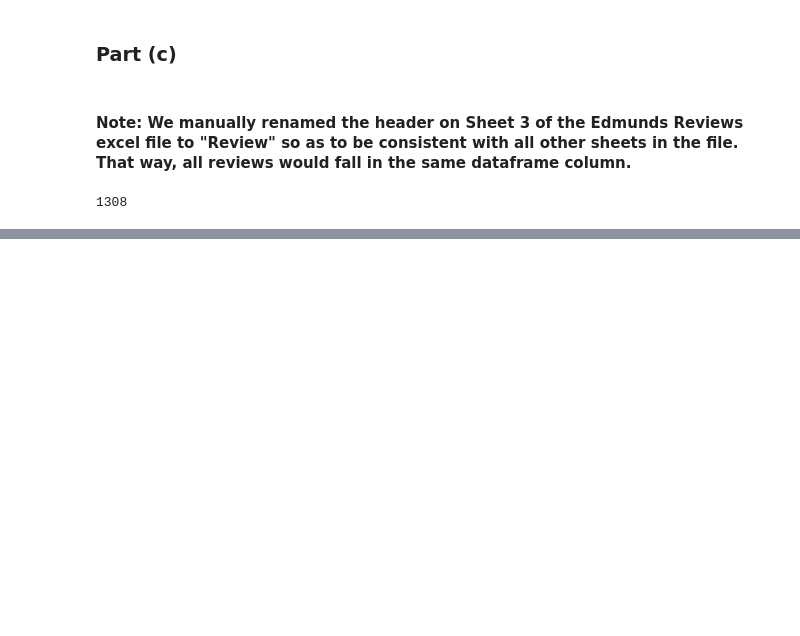
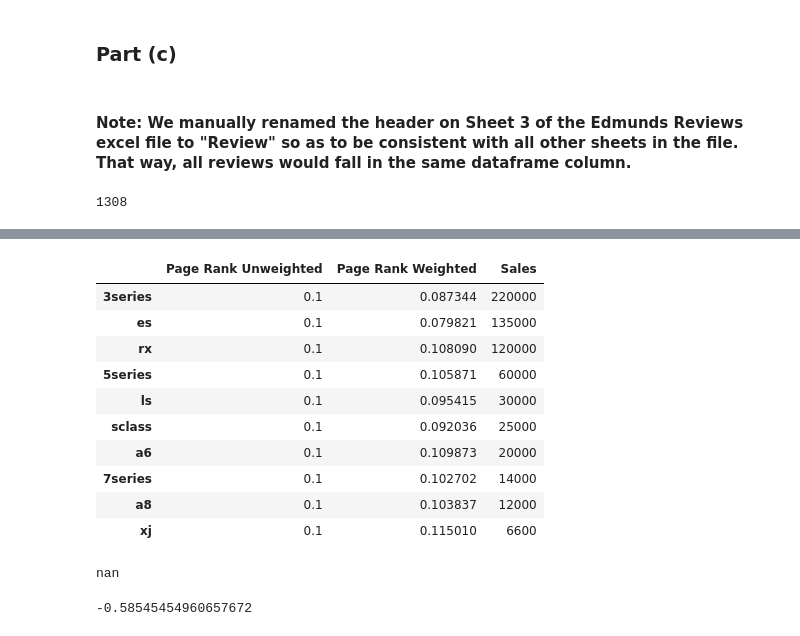
Before and after one commit to timlai09/TextAnalysis, a Jupyter notebook: Assignment3/TextAssignment3-Heard-Lai-Mulcahy-Quijano-Reynolds.ipynb, the cells around one changed output, grey strips where cells are left out. Saved outputs shown, nothing was run; the diff lists cells and outputs as text; code cells hidden in the pictures; blank space fills up the shorter version.

```diff
--- a/Assignment3/TextAssignment3-Heard-Lai-Mulcahy-Quijano-Reynolds.ipynb
+++ b/Assignment3/TextAssignment3-Heard-Lai-Mulcahy-Quijano-Reynolds.ipynb
@@ -216,0 +243,3 @@ ed
+# %%
+page_rank_unweighted_auto = nx.pagerank(G_auto, alpha = 0.99, weight = 1)
+page_rank_unweighted_auto
@@ -216,0 +257,3 @@ ed
+# %%
+page_rank_weighted_auto = nx.pagerank(G_auto, alpha = 0.99)
+page_rank_weighted_auto
@@ -216,0 +271,31 @@ ed
+# %%
+partc_df1 = pd.DataFrame.from_dict(page_rank_unweighted_auto, orient = 'index')
+partc_df2 = pd.DataFrame.from_dict(page_rank_weighted_auto, orient = 'index')
+partc_df1.columns = ['Page Rank Unweighted']
+partc_df2.columns = ['Page Rank Weighted']
+partc_df1 = partc_df1.sort_index()
+partc_df2 = partc_df2.sort_index()
+
+partc_df = pd.concat([partc_df1,partc_df2], axis=1)
+partc_df['Sales'] = [220000, 60000, 14000, 20000, 12000, 135000, 30000, 120000, 25000, 6600]
+partc_df.sort_values('Sales', ascending=False)
+# %% [output]
+|  | Page Rank Unweighted | Page Rank Weighted | Sales |
+| 3series | 0.1 | 0.087344 | 220000 |
+| es | 0.1 | 0.079821 | 135000 |
+| rx | 0.1 | 0.108090 | 120000 |
+| 5series | 0.1 | 0.105871 | 60000 |
+| ls | 0.1 | 0.095415 | 30000 |
+| sclass | 0.1 | 0.092036 | 25000 |
+| a6 | 0.1 | 0.109873 | 20000 |
+| 7series | 0.1 | 0.102702 | 14000 |
+| a8 | 0.1 | 0.103837 | 12000 |
+| xj | 0.1 | 0.115010 | 6600 |
+# %%
+partc_df['Page Rank Unweighted'].corr(partc_df['Sales'])
+# %% [output]
+nan
+# %%
+partc_df['Page Rank Weighted'].corr(partc_df['Sales'])
+# %% [output]
+-0.58545454960657672
```
Also changed, not shown: parts of 15 cells of this notebook, 1 other file.
